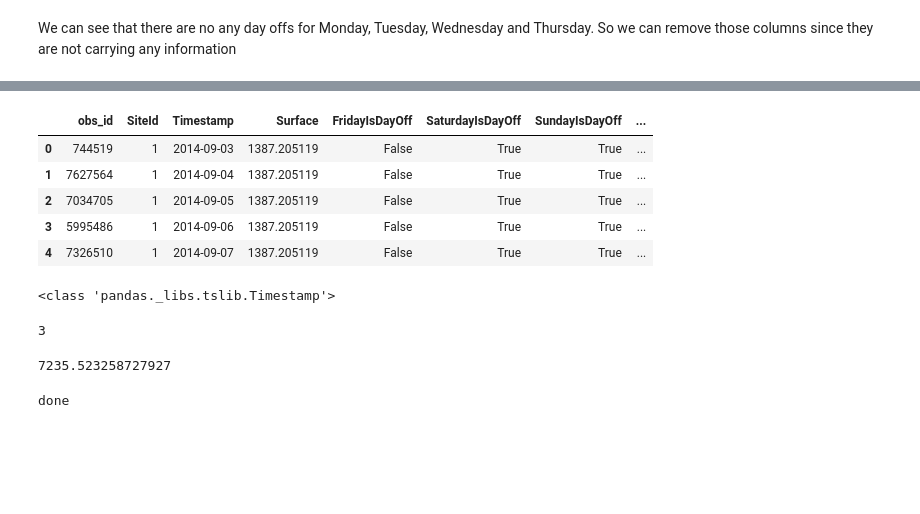
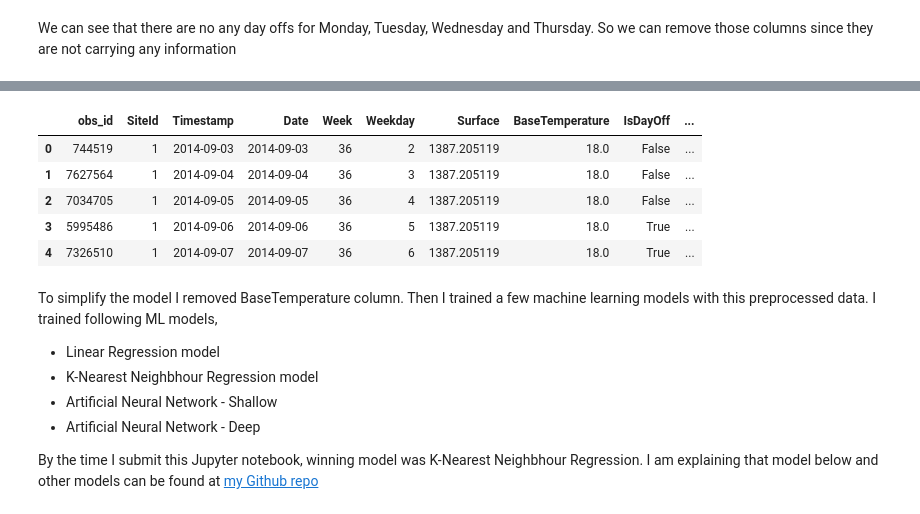
Before and after one commit to clrajapaksha/Forecasting-Energy-Consumption, a Jupyter notebook: TRABEYA.ipynb, the cells around one changed output, grey strips where cells are left out. Saved outputs shown, nothing was run; the diff lists cells and outputs as text; code cells hidden in the pictures; blank space fills up the shorter version.

Commit message:
models added

```diff
--- a/TRABEYA.ipynb
+++ b/TRABEYA.ipynb
@@ -118,9 +106,3 @@ dayoff_df.head()
 | True | NaN | NaN | NaN | NaN | 57840 | ... |
 # %% [markdown]
 We can see that there are no any day offs for Monday, Tuesday, Wednesday and Thursday. So we can remove those columns since they are not carrying any information
-# %%
-result_df = result_df[['obs_id', 'SiteId', 'Timestamp', 'Surface', 'FridayIsDayOff', 'SaturdayIsDayOff', 'SundayIsDayOff', 'ForecastPeriodNS', 'Value']]
-result_df['Timestamp'] = pd.to_datetime(result_df['Timestamp'], format='%Y-%m-%d %H:%M:%S')
-result_df['IsDayOff'] = False
-print(type(result_df['IsDayOff'][0]))
-result_df.head()
@@ -135,8 +108,0 @@ result_df.head()
-# %%
-result_df['Timestamp'][0].date()
-#result_df['IsDayOff'].unique()
-holiday_df['Date'][0]
-holiday_df.loc[result_df['Timestamp'][0].date() == holiday_df['Date']]
-lam_f = lambda row: True if (row['Timestamp'].weekday()==6 & row['SundayIsDayOff']) | (row['Timestamp'].weekday()==5 & row['SaturdayIsDayOff']) | (row['Timestamp'].weekday()==4 & row['FridayIsDayOff']) else  False
-result_df['IsDayOff'] = result_df.apply(lam_f, axis = 1)
-%timeit
@@ -148,36 +109,28 @@ result_df.head(n=10)
-# %%
-result_df['Rate'] = result_df['Value']/result_df['ForecastPeriodNS']
-result_df.head()
-# %% [output]
-|  | obs_id | SiteId | Timestamp | Surface | FridayIsDayOff | SaturdayIsDayOff | SundayIsDayOff | ... |
-| 0 | 744519 | 1 | 2014-09-03 | 1387.205119 | False | True | True | ... |
-| 1 | 7627564 | 1 | 2014-09-04 | 1387.205119 | False | True | True | ... |
-| 2 | 7034705 | 1 | 2014-09-05 | 1387.205119 | False | True | True | ... |
-| 3 | 5995486 | 1 | 2014-09-06 | 1387.205119 | False | True | True | ... |
-| 4 | 7326510 | 1 | 2014-09-07 | 1387.205119 | False | True | True | ... |
-# %%
-print(type(result_df['Timestamp'][0]))
-# dt.datetime.strptime(result_df['Timestamp'][0],'%Y-%m-%d %H:%M:%S').weekday() # Monday is 0
-
-result_df['Timestamp'][1].weekday()
-# %% [output]
-<class 'pandas._libs.tslib.Timestamp'>
-3
-# %%
-rate_mean = result_df['Rate'].mean()
-print(rate_mean)
-# %% [output]
-7235.523258727927
-# %%
-submit_data = pd.read_csv(data_path+'submission_format.csv')
-submit_df = pd.DataFrame(submit_data)
-
-submit_result_df = pd.merge(submit_df, metadata_df, on='SiteId')
-submit_result_df = pd.merge(submit_result_df, submission_frequency_df, on='ForecastId')
-
-submit_df['Value'] = rate_mean*submit_result_df['ForecastPeriodNS']
-#print(submit_df.describe())
-submit_df.to_csv(data_path+'submission_2.csv', index=False)
-print('done')
-# %% [output]
-done
+# %%
+result_df['Rate'] = result_df['Value']/result_df['ForecastPeriodMin']
+result_df['Timestamp'] = pd.to_datetime(result_df['Timestamp'], format='%Y-%m-%d %H:%M:%S')
+result_df['Weekday'] = result_df['Timestamp'].dt.dayofweek
+result_df['Week'] = result_df['Timestamp'].dt.week
+result_df['Date'] = result_df['Timestamp'].dt.date
+result_df['IsDayOff'] = np.where(((result_df['Weekday']==6) & (result_df['SundayIsDayOff']==True)) | ((result_df['Weekday']==5) & (result_df['SaturdayIsDayOff']==True)) | ((result_df['Weekday']==4) & (result_df['FridayIsDayOff']==True)), True, False)
+result_df = result_df[['obs_id', 'SiteId', 'Timestamp', 'Date', 'Week', 'Weekday', 'Surface', 'BaseTemperature', 'IsDayOff', 'ForecastPeriodMin', 'Rate']]
+
+result_df = result_df.fillna(result_df.mean())
+result_df = result_df[((result_df['Rate'] - result_df['Rate'].mean()) / result_df['Rate'].std()).abs() < 3]
+
+result_df.head()
+# %% [output]
+|  | obs_id | SiteId | Timestamp | Date | Week | Weekday | Surface | BaseTemperature | IsDayOff | ... |
+| 0 | 744519 | 1 | 2014-09-03 | 2014-09-03 | 36 | 2 | 1387.205119 | 18.0 | False | ... |
+| 1 | 7627564 | 1 | 2014-09-04 | 2014-09-04 | 36 | 3 | 1387.205119 | 18.0 | False | ... |
+| 2 | 7034705 | 1 | 2014-09-05 | 2014-09-05 | 36 | 4 | 1387.205119 | 18.0 | False | ... |
+| 3 | 5995486 | 1 | 2014-09-06 | 2014-09-06 | 36 | 5 | 1387.205119 | 18.0 | True | ... |
+| 4 | 7326510 | 1 | 2014-09-07 | 2014-09-07 | 36 | 6 | 1387.205119 | 18.0 | True | ... |
+# %% [markdown]
+To simplify the model I removed BaseTemperature column. Then I trained a few machine learning models with this preprocessed data. I trained following ML models,
+* Linear Regression model
+* K-Nearest Neighbhour Regression model
+* Artificial Neural Network - Shallow
+* Artificial Neural Network - Deep
+
+By the time I submit this Jupyter notebook, winning model was K-Nearest Neighbhour Regression. I am explaining that model below and other models can be found at [my Github repo](https://github.com/clrajapaksha/Forecasting-Energy-Consumption)
```
Also changed, not shown: parts of 10 cells of this notebook, 16 other files.
